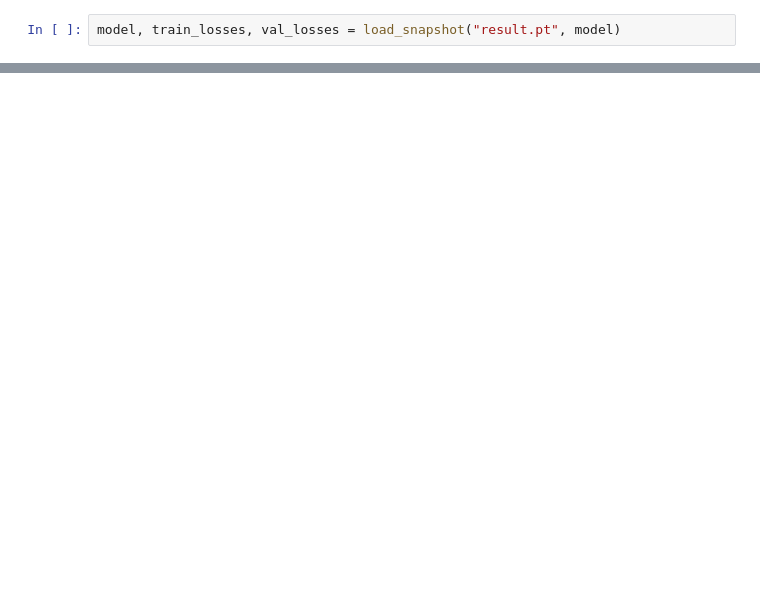
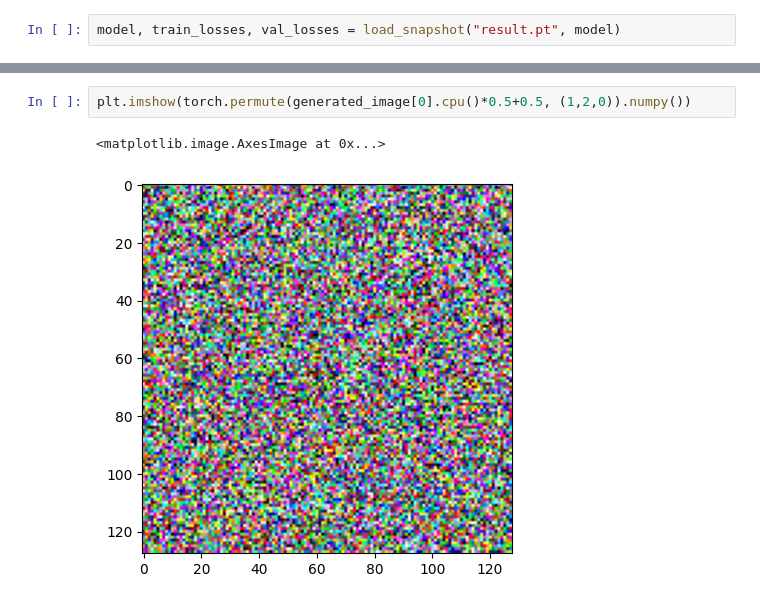
Before and after one commit to roman0810/sound2image, a Jupyter notebook: eval.ipynb, the cells around one changed output, grey strips where cells are left out. Drawn from its saved outputs; the diff is of its cells as text; blank space fills up the shorter version.

```diff
--- a/eval.ipynb
+++ b/eval.ipynb
@@ -67,0 +75,5 @@ val_losses
+# %%
+plt.imshow(torch.permute(generated_image[0].cpu()*0.5+0.5, (1,2,0)).numpy())
+# %% [output]
+<matplotlib.image.AxesImage at 0x...>
+[figure, added]
```
Also changed, not shown: parts of 7 cells of this notebook, 2 other files.
